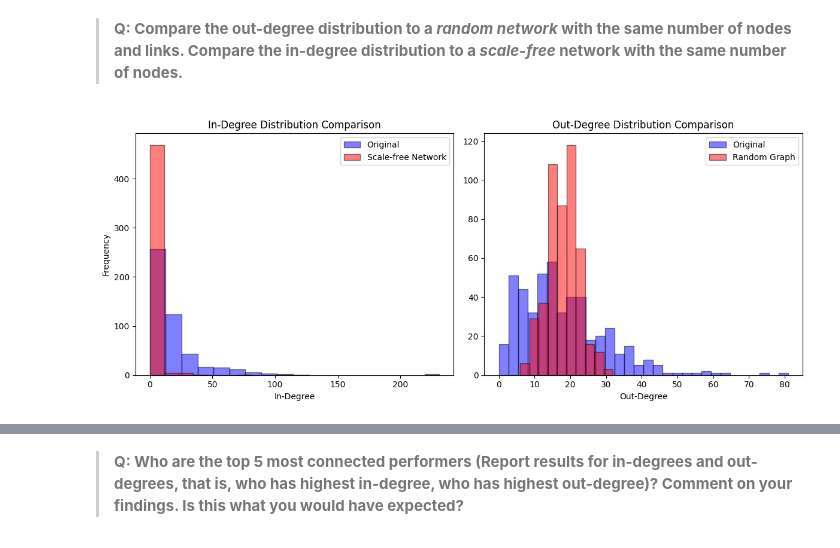
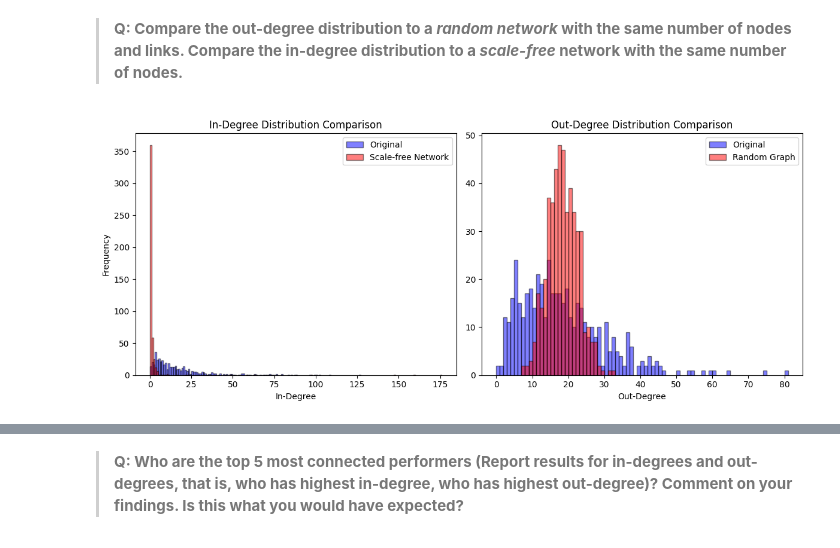
Before and after one commit to GermanButtiero/social_graph_assignment1, a Jupyter notebook: assignment.ipynb, the cells around one changed output, grey strips where cells are left out. Cells and saved outputs as stored; diff of their text form; code cells hidden in the pictures.

```diff
--- a/assignment.ipynb
+++ b/assignment.ipynb
@@ -232,8 +236,11 @@ Second, using a for loop, the inital query is slightly altered to take in as a t
 While reading the content of the page, the page is split into two parts - before and after references are mentioned, with the help of a regular expression. This is because we assume for content mentioned from and after references to be redundant for obtaining the word count of the page. Additionally, also with the help of regular expressions, we ignore any content structured as "\</ref\> ... \</ref\>" as simply having more text in the url/refrence should not provide any value to the word count of the page. This information is saved in another dataframe also shown below.
 # %%
 # Load files
-adjacency_matrix = pd.read_csv(r'files\rock_artists_adjacency_matrix.csv', index_col=0)
-word_count_df = pd.read_csv(r'files\rock_artists_word_counts.csv')
+adjacency_matrix_url = r'https://raw.githubusercontent.com/GermanButtiero/social_graph_assignment1/main/files/rock_artists_adjacency_matrix.csv'
+word_count_url = r'https://raw.githubusercontent.com/GermanButtiero/social_graph_assignment1/main/files/rock_artists_word_counts.csv'
+
+adjacency_matrix = pd.read_csv(adjacency_matrix_url, index_col=0)
+word_count_df = pd.read_csv(word_count_url)
 # %%
 # Show adjancency matrix
 # If there exists a link between two performers, the value is 1, else 0
@@ -317,15 +324,25 @@ There are 8626 links in the network which represent which performer is connected
 in_degree = dict(G.in_degree())
 out_degree = dict(G.out_degree())
 
+# Binning
+min_in_degree, max_in_degree = min(in_degree.values()), max(in_degree.values())
+min_out_degree, max_out_degree = min(out_degree.values()), max(out_degree.values())
+
+in_degree_vector = np.arange(min_in_degree, max_in_degree + 1)
+out_degree_vector = np.arange(min_out_degree, max_out_degree + 1)
+
+in_degree_hist = np.histogram(list(in_degree.values()), bins=in_degree_vector)
+out_degree_hist = np.histogram(list(out_degree.values()), bins=out_degree_vector)
+
 # Plot in-degree and out-degree distributions
 fig, ax = plt.subplots(1, 2, figsize=(12, 5))
 
-ax[0].hist(in_degree.values(), bins=30, color='blue', alpha=0.5, edgecolor='black')
+ax[0].hist(in_degree.values(), bins=in_degree_hist[1], color='blue', alpha=0.5, edgecolor='black')
 ax[0].set_title('In-Degree Distribution')
 ax[0].set_xlabel('In-Degree')
 ax[0].set_ylabel('Frequency')
 
-ax[1].hist(out_degree.values(), bins=30, color='blue', alpha=0.5, edgecolor='black')
+ax[1].hist(out_degree.values(), bins=out_degree_hist[1], color='blue', alpha=0.5, edgecolor='black')
 ax[1].set_title('Out-Degree Distribution')
 ax[1].set_xlabel('Out-Degree')
 
@@ -337,30 +356,41 @@ plt.show()
 > **Q: Compare the out-degree distribution to a *random network* with the same number of nodes and links. Compare the in-degree distribution to a *scale-free* network with the same number of nodes.**
 # %%
 # Compare in-degree distrbution to that from a scale-free network
-scale_free_network = nx.scale_free_graph(G.number_of_nodes())
+scale_free_network = nx.scale_free_graph(G.number_of_nodes(), seed=4)
 scale_free_in_degree = dict(scale_free_network.in_degree())
 
 # Compare out-degree distribution to that from a random graph
-random_network = nx.gnm_random_graph(G.number_of_nodes(), G.number_of_edges(), directed=True)
+random_network = nx.gnm_random_graph(G.number_of_nodes(), G.number_of_edges(), directed=True, seed=4)
 random_out_degree = dict(random_network.out_degree())
+
+# Binning
+min_scale_free_in_degree, max_scale_free_in_degree = min(scale_free_in_degree.values()), max(scale_free_in_degree.values())
+min_random_out_degree, max_random_out_degree = min(random_out_degree.values()), max(random_out_degree.values())
+
+scale_free_in_degree_vector = np.arange(min_scale_free_in_degree, max_scale_free_in_degree + 1)
+random_out_degree_vector = np.arange(min_random_out_degree, max_random_out_degree + 1)
+
+scale_free_in_degree_hist = np.histogram(list(scale_free_in_degree.values()), bins=scale_free_in_degree_vector)
+random_out_degree_hist = np.histogram(list(random_out_degree.values()), bins=random_out_degree_vector)
+
 
 # Plot comparisons
 fig, ax = plt.subplots(1, 2, figsize=(12, 5))
 
-ax[0].hist(in_degree.values(), bins=10, color='blue', alpha=0.5, edgecolor='black', label='Original')
-ax[0].hist(scale_free_in_degree.values(), bins=20, color='red', alpha=0.5, edgecolor='black', label='Scale-free Network')
+ax[0].hist(in_degree.values(), bins=in_degree_hist[1], color='blue', alpha=0.5, edgecolor='black', label='Original')
+ax[0].hist(scale_free_in_degree.values(), bins=scale_free_in_degree_hist[1], color='red', alpha=0.5, edgecolor='black', label='Scale-free Network')
 ax[0].set_title('In-Degree Distribution Comparison')
 ax[0].set_xlabel('In-Degree')
 ax[0].set_ylabel('Frequency')
 ax[0].legend()
 
-ax[1].hist(out_degree.values(), bins=30, color='blue', alpha=0.5, edgecolor='black', label='Original')
-ax[1].hist(random_out_degree.values(), bins=10, color='red', alpha=0.5, edgecolor='black', label='Random Graph')
+ax[1].hist(out_degree.values(), bins=out_degree_hist[1], color='blue', alpha=0.5, edgecolor='black', label='Original')
+ax[1].hist(random_out_degree.values(), bins=random_out_degree_hist[1], color='red', alpha=0.5, edgecolor='black', label='Random Graph')
 ax[1].set_title('Out-Degree Distribution Comparison')
 ax[1].set_xlabel('Out-Degree')
 ax[1].legend()
 
 plt.tight_layout()
 plt.show()
 # %% [output]
-[figure, old version]
+[figure, new version]
```
Also changed, not shown: parts of 18 cells of this notebook.
